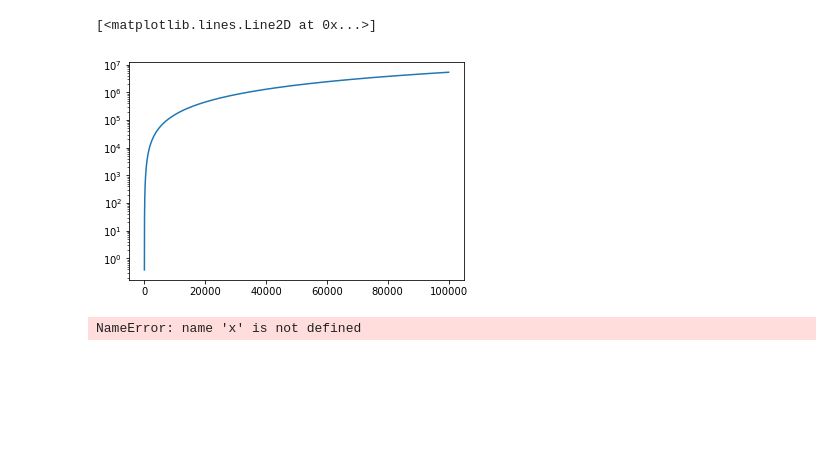
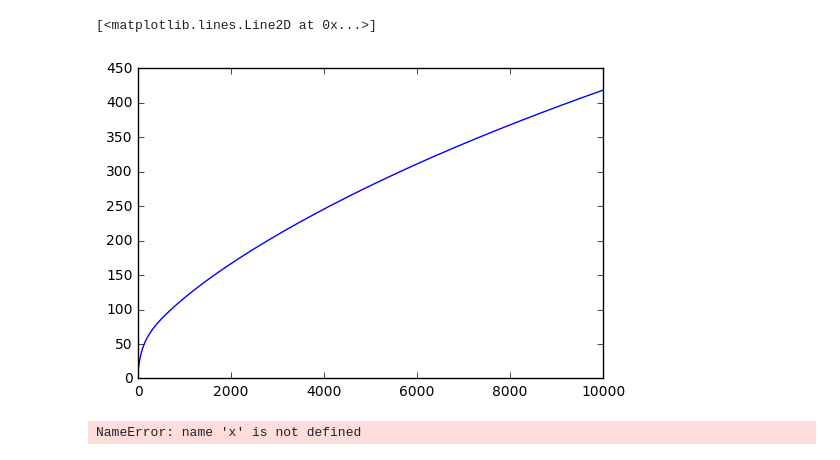
Before and after one commit to hstrey/FCS-simulations, a Jupyter notebook: FCS time series simulation.ipynb, the cells around one changed output. Saved outputs shown, nothing was run; the diff lists cells and outputs as text; code cells hidden in the pictures; blank space fills up the shorter version.

```diff
--- a/FCS time series simulation.ipynb
+++ b/FCS time series simulation.ipynb
@@ -6,7 +6,7 @@ import lmfit as lm
 import scipy.special as sf
 # %%
 dt = 0.1
-length = 100000
+length = 10000
 T = dt*length
 D = 1.0
 density =2
@@ -17,4 +17,6 @@ max_sig = np.sqrt(2*D*T+sigma**2)
 L = max_sig*6 # six sigma may be enough, it may not - lets see
 N = int(density*2*L)
 print(N,' particles needed for T=',T)
+print('Length of the box:',2*L)
+print('Density:',N/2/L)
 # %% [output]
@@ -29,6 +33,9 @@ plt.plot(positions)
 # %%
 I = []
 for i in range(length):
-    intensities = (2*D*i*dt+sigma**2)/np.sqrt(2*np.pi)*np.exp(-positions**2/(2*(2*D*i*dt+sigma**2)))
-    I.append(intensities.sum()-(2*D*i*dt+sigma**2)*np.sqrt(2*np.pi)*density)
+    intensities = 1.11*sigma/np.sqrt(2*np.pi)*np.exp(-positions**2/(2*(2*D*i*dt+sigma**2)))
+#    print(intensities.min(),intensities.max())
+    I.append(intensities.sum()-np.sqrt(2*D*i*dt+sigma**2)*density)
 I=np.array(I)
+plt.plot(I)
+plt.xlim((0,100))
@@ -35,8 +45,8 @@ I=np.array(I)
 # %%
-plt.semilogy(I)
+plt.plot(I)
 # %% [output]
 [<matplotlib.lines.Line2D at 0x...>]
-[figure, old version]
+[figure, new version]
 # %%
 # calculate paths
 paths = np.mod(np.cumsum(x, axis=1),2*L)-L
```
Also changed, not shown: parts of 3 cells of this notebook.
